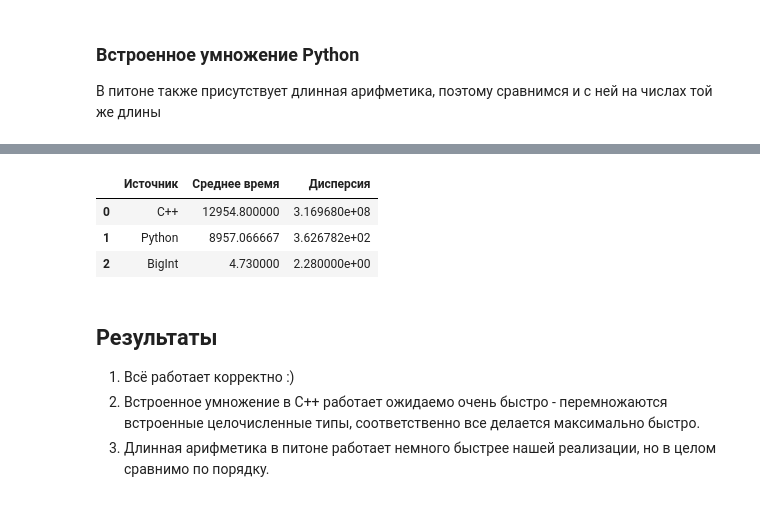
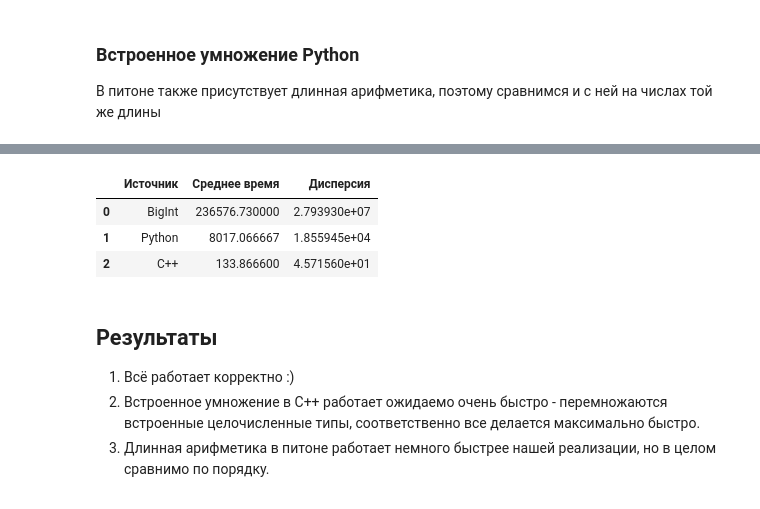
Before and after one commit to und3f1n3d5/BigRational_SE, a Jupyter notebook: BigRational_new.ipynb, the cells around one changed output, grey strips where cells are left out. Saved outputs shown, nothing was run; the diff lists cells and outputs as text; code cells hidden in the pictures.

```diff
--- a/BigRational_new.ipynb
+++ b/BigRational_new.ipynb
@@ -364,14 +376,14 @@ Text(0, 0.5, 'Time: ns')
 # %%
 import pandas as pd
-tabledata = [["C++", 12954.8, 3.16968e+08],
+tabledata = [["BigInt", 236576.73, 2.79393e+07],
          ["Python", (end - start) / 15, disp],
-         ["BigInt", 4.73, 2.28]]
+         ["C++", 133.8666, 45.7156]]
 pd.DataFrame(tabledata, columns=["Источник","Среднее время", "Дисперсия"])
 # %% [output]
 |  | Источник | Среднее время | Дисперсия |
-| 0 | C++ | 12954.800000 | 3.169680e+08 |
-| 1 | Python | 8957.066667 | 3.626782e+02 |
-| 2 | BigInt | 4.730000 | 2.280000e+00 |
+| 0 | BigInt | 236576.730000 | 2.793930e+07 |
+| 1 | Python | 8017.066667 | 1.855945e+04 |
+| 2 | C++ | 133.866600 | 4.571560e+01 |
 # %% [markdown]
 ## **Результаты**
 
```
Also changed, not shown: parts of 4 cells of this notebook.
